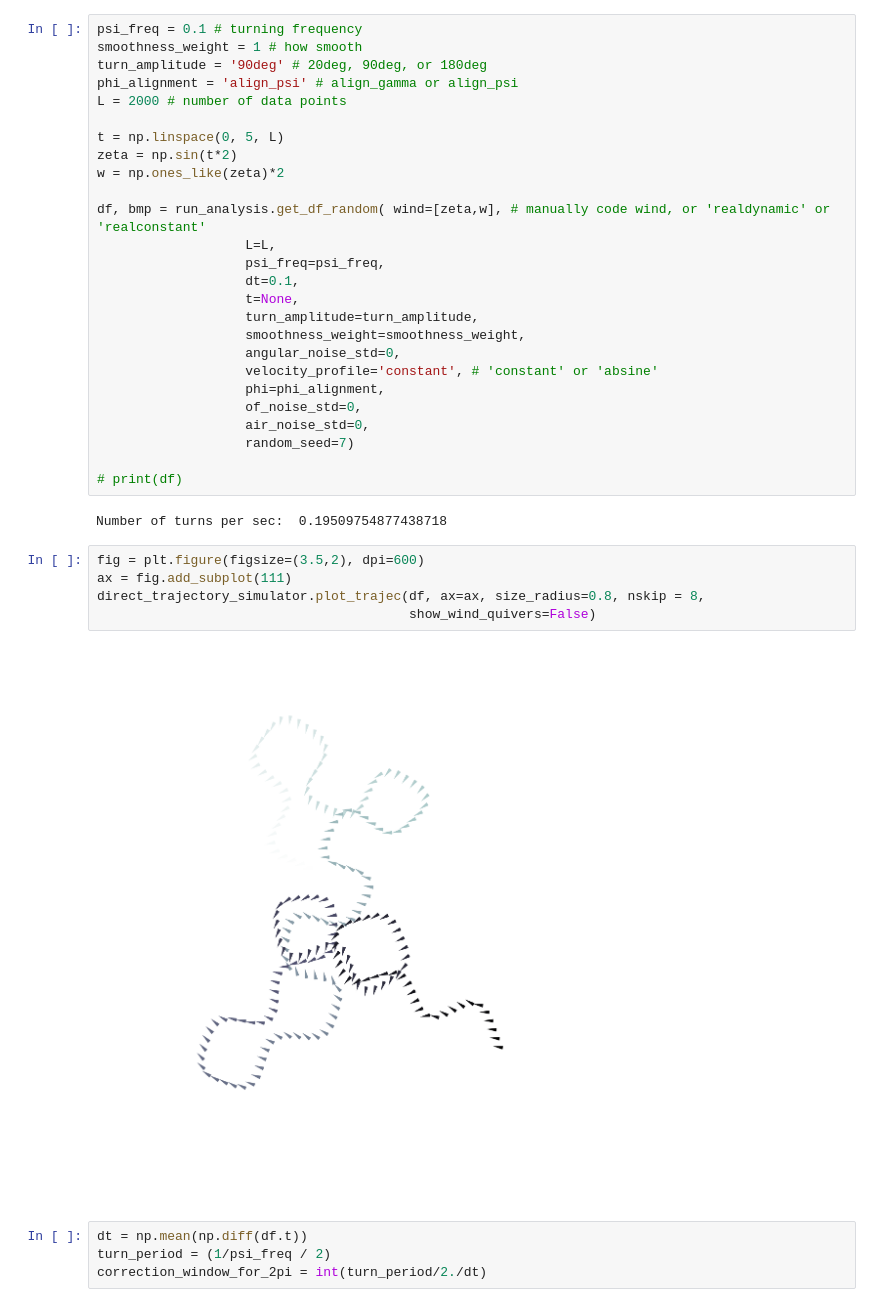
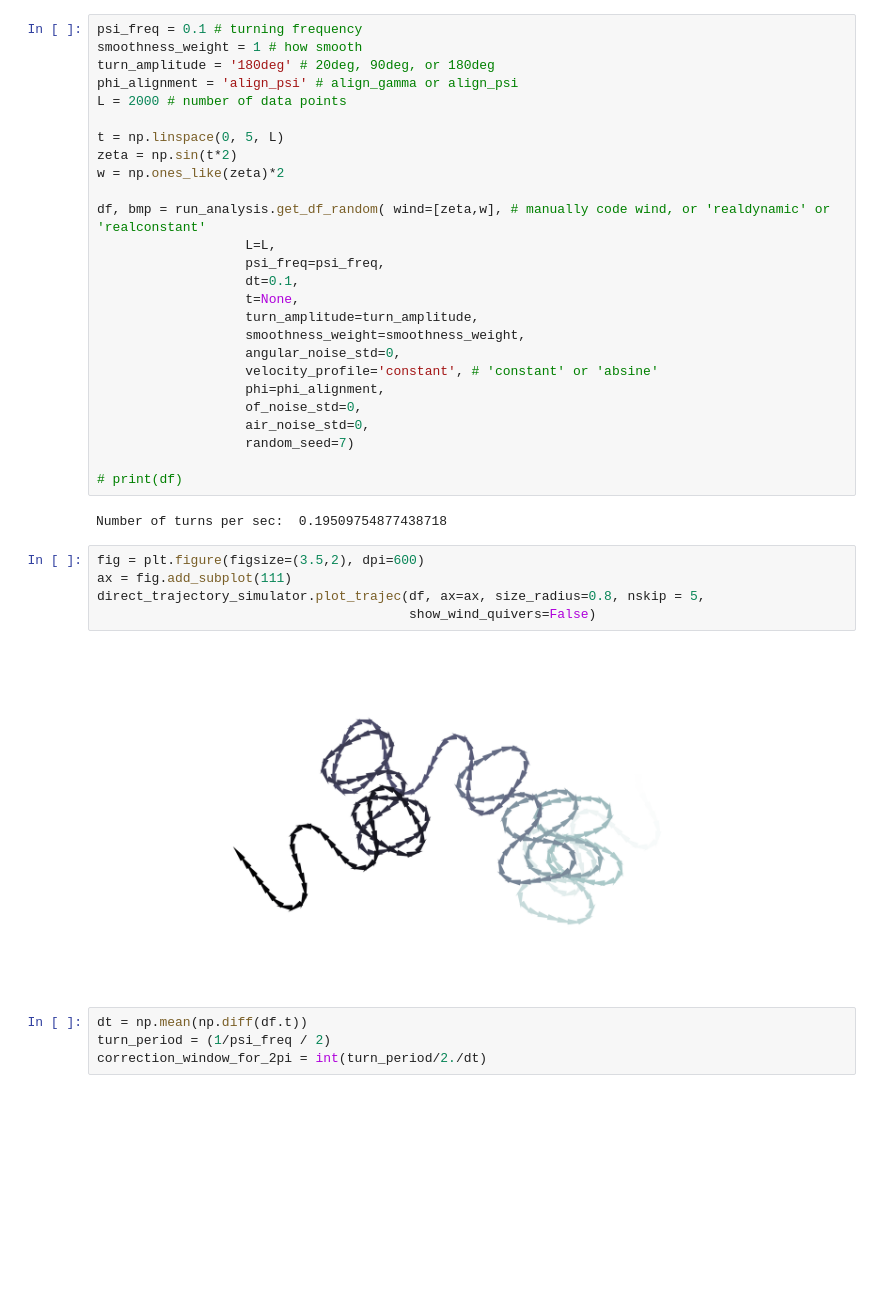
Before and after one commit to BenCellini/wind-sense-analysis, a Jupyter notebook: notebooks/grant_gamma_vs_psi.ipynb, the cells around one changed output. Saved outputs shown, nothing was run; the diff lists cells and outputs as text; blank space fills up the shorter version.

```diff
--- a/notebooks/grant_gamma_vs_psi.ipynb
+++ b/notebooks/grant_gamma_vs_psi.ipynb
@@ -53,7 +53,7 @@ FONTSIZE = 7
 # %%
 psi_freq = 0.1 # turning frequency
 smoothness_weight = 1 # how smooth
-turn_amplitude = '90deg' # 20deg, 90deg, or 180deg
+turn_amplitude = '180deg' # 20deg, 90deg, or 180deg
 phi_alignment = 'align_psi' # align_gamma or align_psi
 L = 2000 # number of data points
 
@@ -81,10 +81,10 @@ Number of turns per sec:  0.19509754877438718
 # %%
 fig = plt.figure(figsize=(3.5,2), dpi=600)
 ax = fig.add_subplot(111)
-direct_trajectory_simulator.plot_trajec(df, ax=ax, size_radius=0.8, nskip = 8,
+direct_trajectory_simulator.plot_trajec(df, ax=ax, size_radius=0.8, nskip = 5,
                                         show_wind_quivers=False)
 # %% [output]
-[figure, old version]
+[figure, new version]
 # %%
 dt = np.mean(np.diff(df.t))
 turn_period = (1/psi_freq / 2)
```
Also changed, not shown: parts of 2 cells of this notebook, 2 other files.
